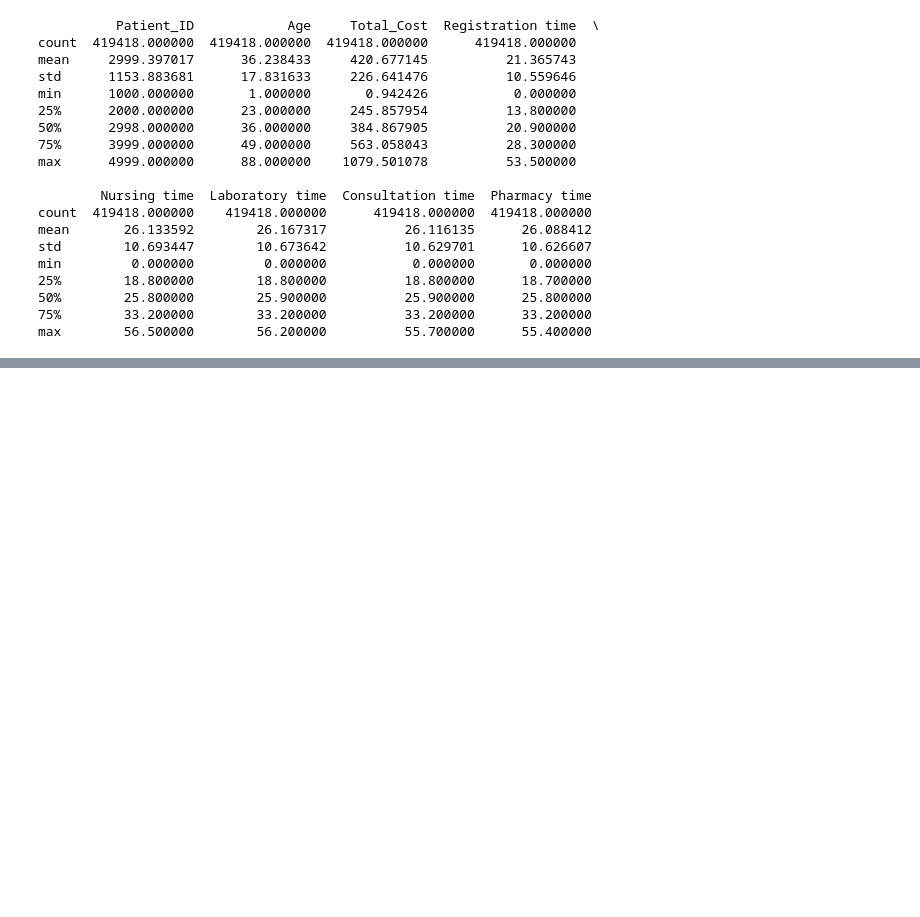
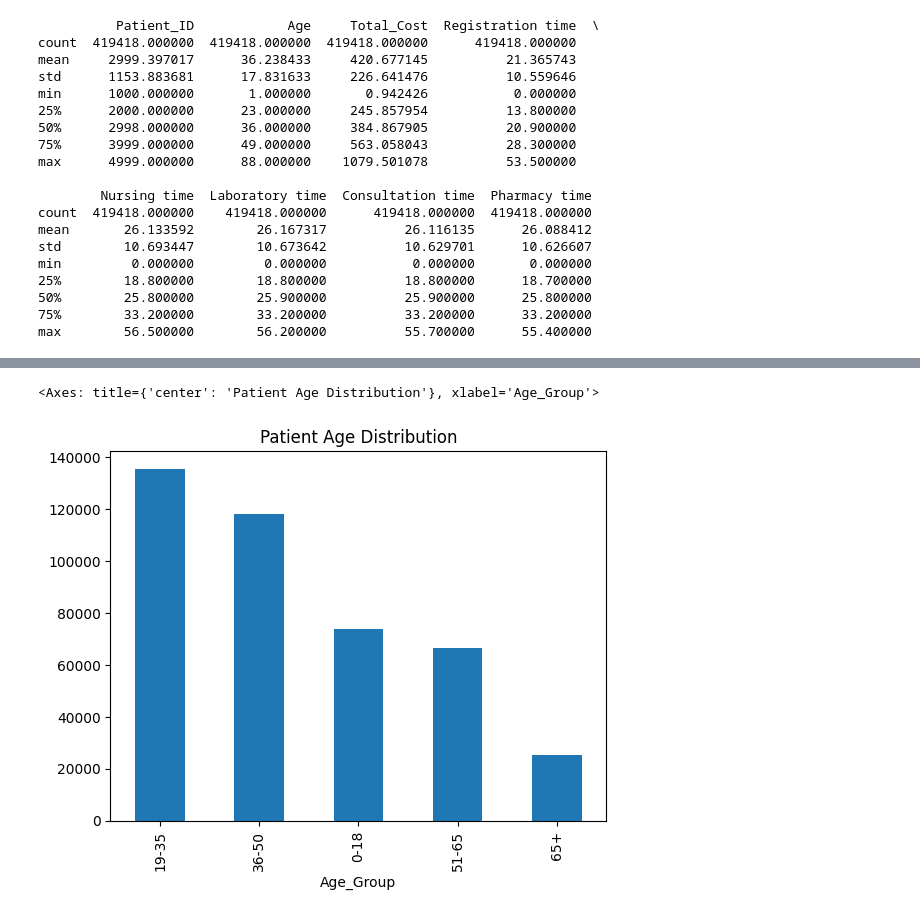
Before and after one commit to ShezanShabeer/healthcare-analytics-uae, a Jupyter notebook: Exploratory_Data_Analysis.ipynb, the cells around one changed output, grey strips where cells are left out. Saved outputs shown, nothing was run; the diff lists cells and outputs as text; code cells hidden in the pictures; blank space fills up the shorter version.

```diff
--- a/Exploratory_Data_Analysis.ipynb
+++ b/Exploratory_Data_Analysis.ipynb
@@ -99,0 +138,6 @@ max        56.500000        56.200000          55.700000      55.400000
+# %%
+df["Age_Group"] = pd.cut(df["Age"], bins=[0, 18, 35, 50, 65, 100], labels=["0-18", "19-35", "36-50", "51-65", "65+"])
+df["Age_Group"].value_counts().plot(kind="bar", title="Patient Age Distribution")
+# %% [output]
+<Axes: title={'center': 'Patient Age Distribution'}, xlabel='Age_Group'>
+[figure, added]
```
Also changed, not shown: parts of 5 cells of this notebook.
